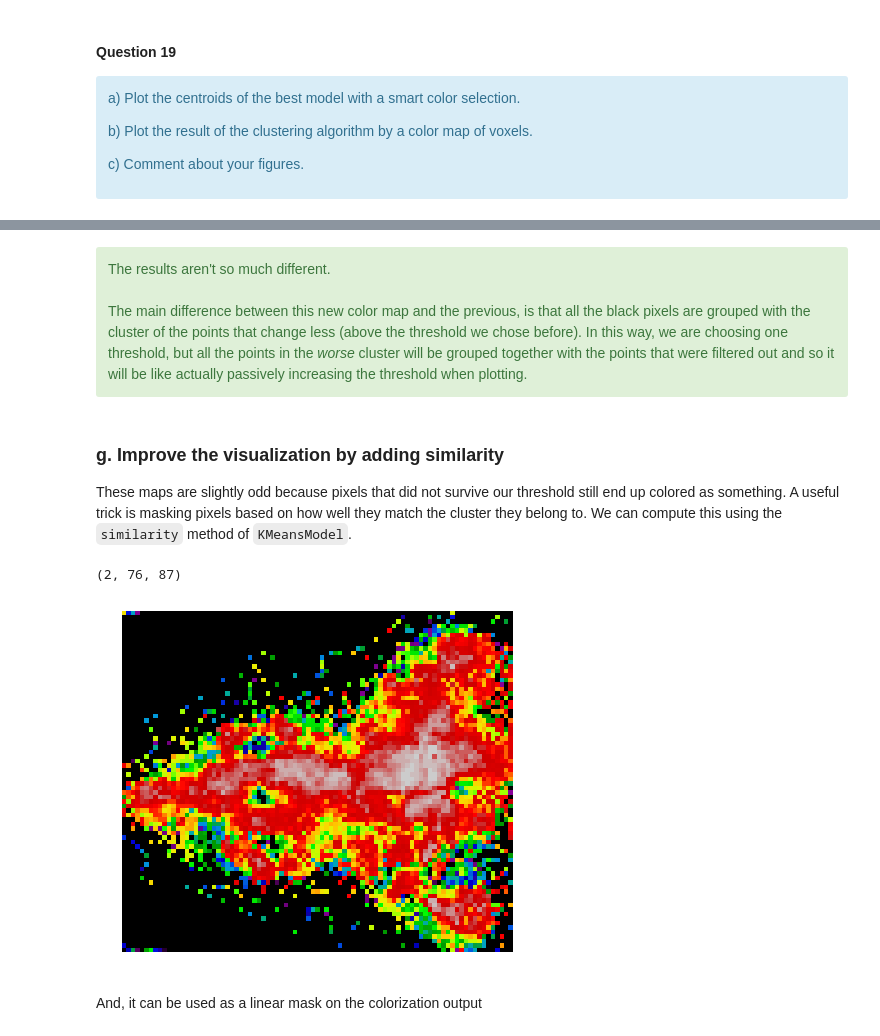
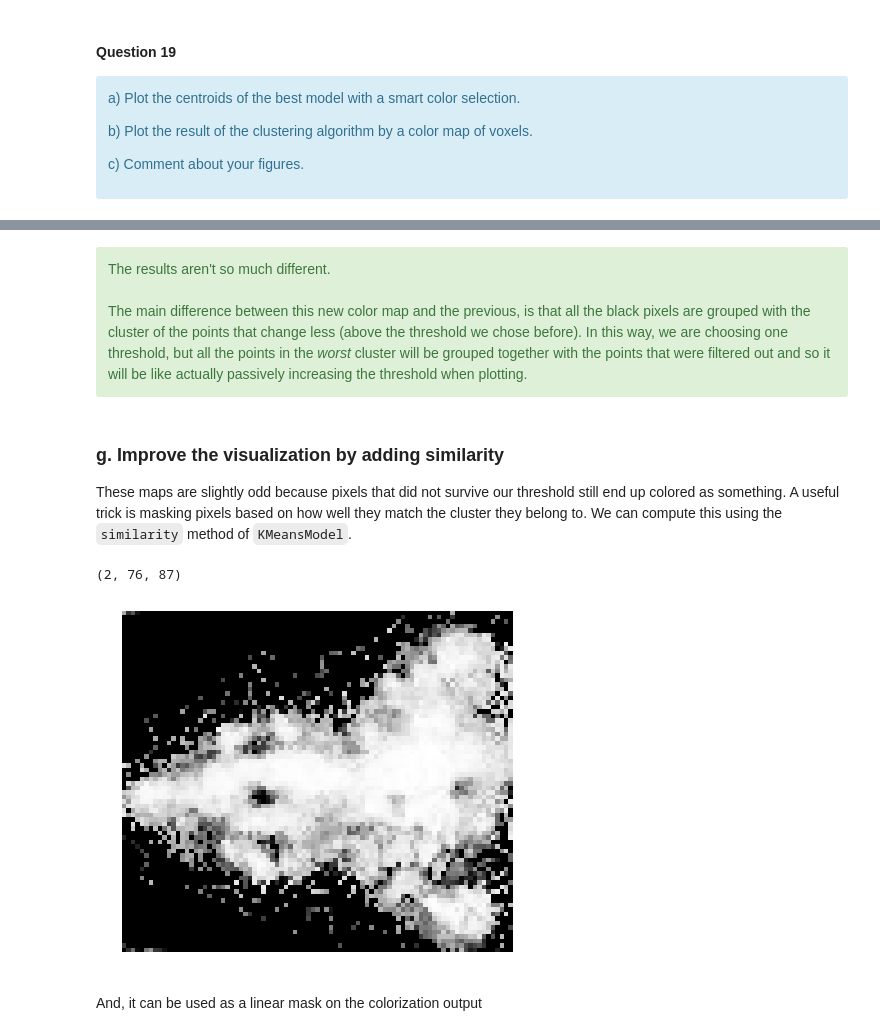
Before and after one commit to alegaballo/AML, a Jupyter notebook: [Lecture 11+12] Analyzing Neuroimaging Data with PySpark and Thunder.ipynb, the cells around one changed output, grey strips where cells are left out. Cells and saved outputs as stored; diff of their text form; code cells hidden in the pictures.

```diff
--- a/[Lecture 11+12] Analyzing Neuroimaging Data with PySpark and Thunder.ipynb
+++ b/[Lecture 11+12] Analyzing Neuroimaging Data with PySpark and Thunder.ipynb
@@ -1167,7 +1171,7 @@ draw_image(colored_brain);
 <div class="alert alert-success">
 The results aren't so much different.
 <br><br>
-The main difference between this new color map and the previous, is that all the black pixels are grouped with the cluster of the points that change less (above the threshold we chose before). In this way, we are choosing one threshold, but all the points in the <i>worse</i> cluster will be grouped together with the points that were filtered out and so it will be like actually passively increasing the threshold when plotting.
+The main difference between this new color map and the previous, is that all the black pixels are grouped with the cluster of the points that change less (above the threshold we chose before). In this way, we are choosing one threshold, but all the points in the <i>worst</i> cluster will be grouped together with the points that were filtered out and so it will be like actually passively increasing the threshold when plotting.
 </div>
 # %% [markdown]
 ### g. Improve the visualization by adding similarity
@@ -1175,12 +1179,12 @@ These maps are slightly odd because pixels that did not survive our threshold st
 # %%
 sim = data.map(lambda x: similarity(best_filtered_model.centers, x))
 imgSim = sim.toarray()
 print(imgSim.shape)
 # draw the mask
-draw_image(imgSim[0,:,:], cmap='nipy_spectral', clim=(0,1));
+draw_image(imgSim[0,:,:], cmap='gray', clim=(0,1));
 # %% [output]
 (2, 76, 87)
-[figure, old version]
+[figure, new version]
 # %% [markdown]
 And, it can be used as a linear mask on the colorization output
 # %%
```
Also changed, not shown: parts of 49 cells of this notebook.
